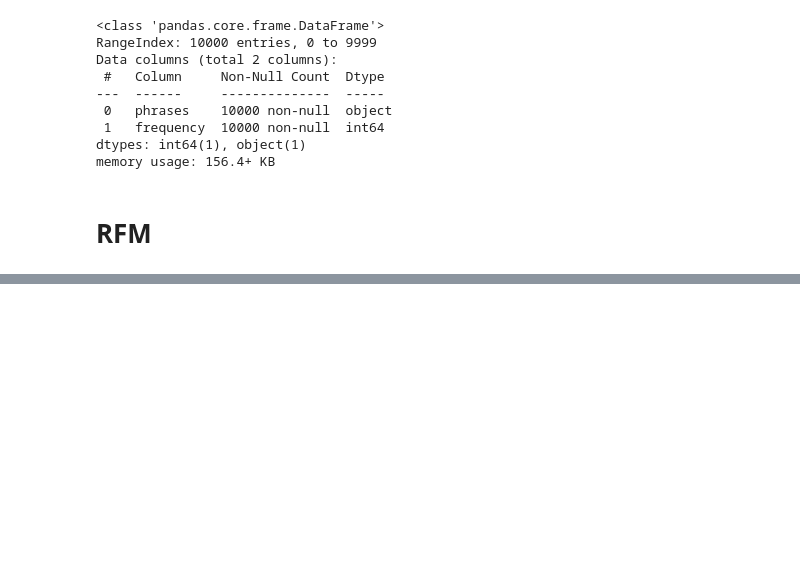
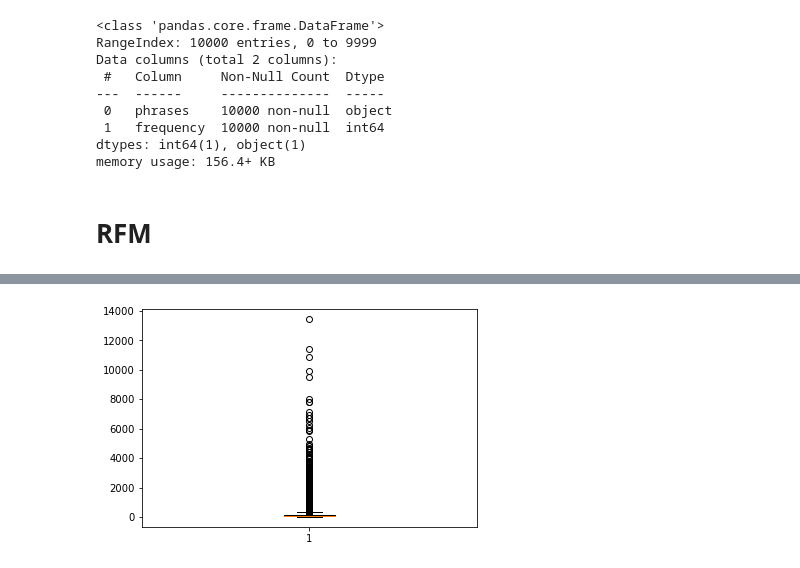
Before and after one commit to aleksmukhin/olist-orders, a Jupyter notebook: olist-orders.ipynb, the cells around one changed output, grey strips where cells are left out. Drawn from its saved outputs; the diff is of its cells as text; code cells hidden in the pictures; blank space fills up the shorter version.

```diff
--- a/olist-orders.ipynb
+++ b/olist-orders.ipynb
@@ -800,0 +873,2 @@ data_process.head()
+# %%
+RFM_process = data_process
@@ -880,0 +1026,2 @@ plt.show()
+# %%
+RFM_process = RFM_process.reset_index()
@@ -880,0 +1037,9 @@ plt.show()
+# %%
+# outlier treatment for MonetaryValue
+plt.boxplot(RFM_process.MonetaryValue)
+Q1 = RFM_process.MonetaryValue.quantile(0.25)
+Q3 = RFM_process.MonetaryValue.quantile(0.75)
+IQR = Q3 - Q1
+RFM_process = RFM_process[(RFM_process.MonetaryValue >= (Q1 - 1.5*IQR)) & (RFM_process.MonetaryValue <= (Q3 + 1.5*IQR))]
+# %% [output]
+[figure, added]
```
Also changed, not shown: parts of 44 cells of this notebook, 7 other files.
